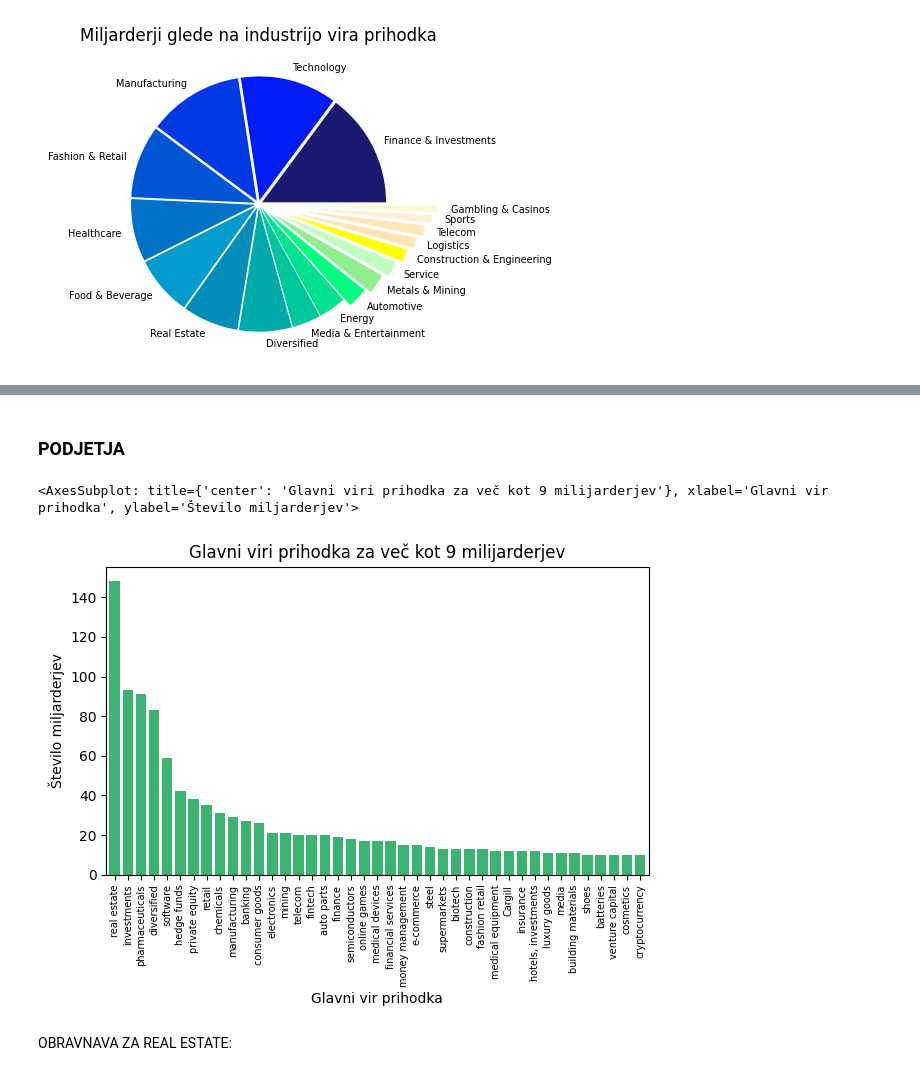
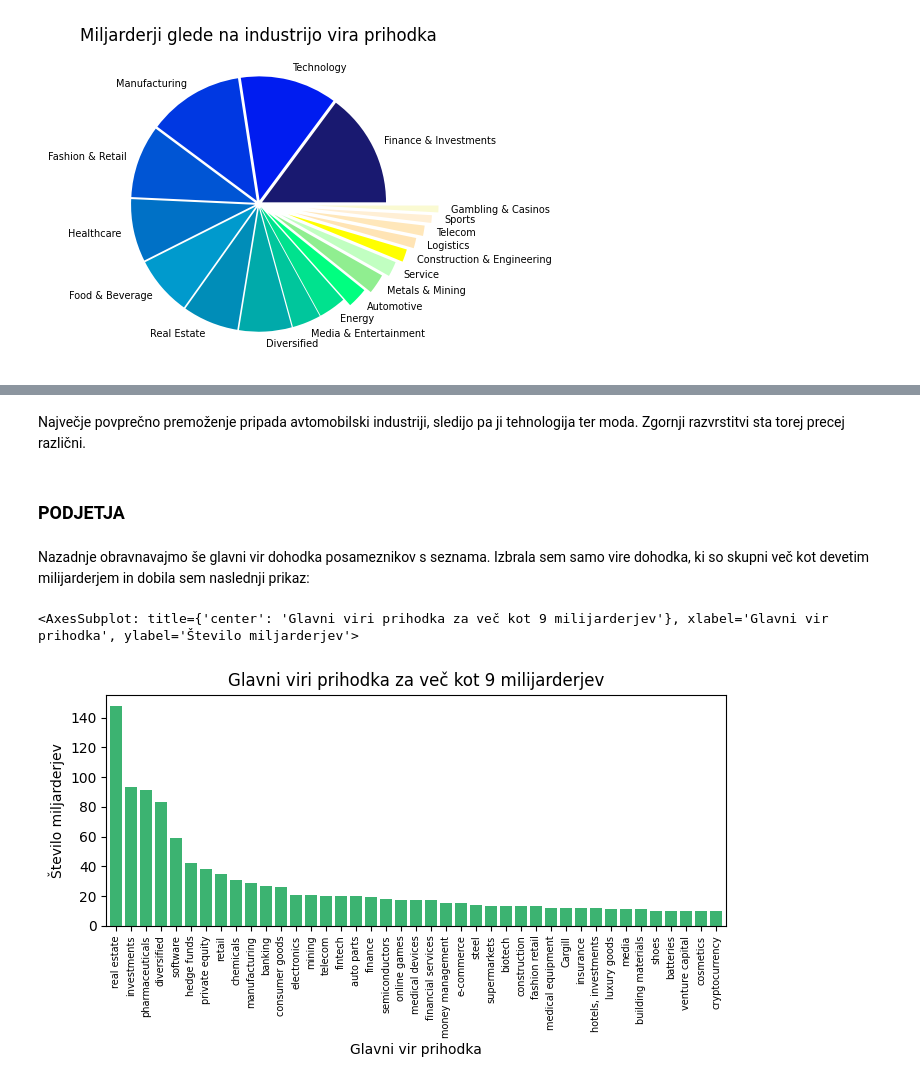
Before and after one commit to karolina-sa/Forbes-list-PROG1-projekt, a Jupyter notebook: analiza_Forbes_list.ipynb, the cells around one changed output, grey strips where cells are left out. Drawn from its saved outputs; the diff is of its cells as text; code cells hidden in the pictures.

```diff
--- a/analiza_Forbes_list.ipynb
+++ b/analiza_Forbes_list.ipynb
@@ -304,0 +313,10 @@ forbes.groupby('industry').size().sort_values(ascending = False).plot.pie(
+# %%
+plt.rcParams['figure.figsize'] = [6,4]
+forbes_ind = forbes.groupby("industry")["networth"].mean().round(3).sort_values(ascending = True).reset_index(name = "povprecje").plot.barh(x = 'industry', y = 'povprecje', color = colors[::-1], legend = False)
+for i in forbes_ind.patches:
+    forbes_ind.text(i.get_width()+.2, i.get_y()+.15, \
+            i.get_width(), fontsize=8, color='dimgrey')
+forbes_ind.set_title('Povprečno premoženje glede na industrijo')
+forbes_ind.set_xlim(0, 10)
+forbes_ind.set_xlabel("Premoženje v milijardah")
+forbes_ind.set_ylabel("Industrija")
@@ -305,16 +326,18 @@ forbes.groupby('industry').size().sort_values(ascending = False).plot.pie(
+# %% [markdown]
+Največje povprečno premoženje pripada avtomobilski industriji, sledijo pa ji tehnologija ter moda. Zgornji razvrstitvi sta torej precej različni.
 # %% [markdown]
 <h3>PODJETJA</h3>
+# %% [markdown]
+Nazadnje obravnavajmo še glavni vir dohodka posameznikov s seznama. Izbrala sem samo vire dohodka, ki so skupni več kot devetim milijarderjem in dobila sem naslednji prikaz:
 # %%
-plt.rcParams['figure.figsize'] = [7,4]
+plt.rcParams['figure.figsize'] = [8,3]
 forbes_source = forbes.groupby('source').size().sort_values(ascending = False).reset_index(name = "num")
 forbes_source_plot = forbes_source[forbes_source.num > 9].plot.bar(x = 'source', y = 'num', legend = False, color = 'mediumseagreen', width = 0.8)
 forbes_source_plot.set_xlabel("Glavni vir prihodka")
 forbes_source_plot.set_ylabel("Število miljarderjev")
 forbes_source_plot.set_title('Glavni viri prihodka za več kot 9 milijarderjev')
 forbes_source_plot.set_xticklabels(forbes_source[forbes_source.num > 9].source, rotation = 90, fontsize = 7)
 forbes_source_plot
 # %% [output]
 <AxesSubplot: title={'center': 'Glavni viri prihodka za več kot 9 milijarderjev'}, xlabel='Glavni vir prihodka', ylabel='Število miljarderjev'>
-[figure, old version]
+[figure, new version]
-# %% [markdown]
-OBRAVNAVA ZA REAL ESTATE:
```
Also changed, not shown: parts of 18 cells of this notebook.
